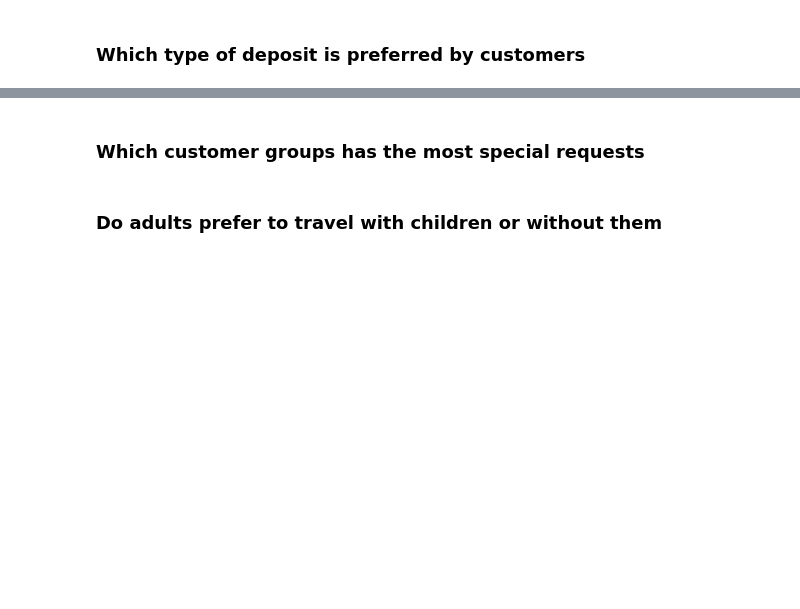
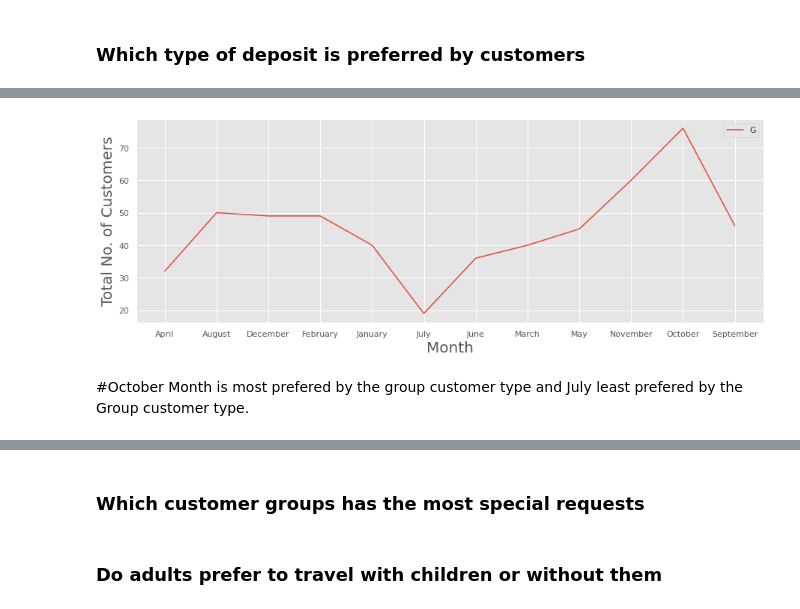
Before and after one commit to Kushan1001/Hotel-booking-data-analysis, a Jupyter notebook: Hotel_Booking_Analysis(Compiled).ipynb, the cells around one changed output, grey strips where cells are left out. Drawn from its saved outputs; the diff is of its cells as text; code cells hidden in the pictures; blank space fills up the shorter version.

```diff
--- a/Hotel_Booking_Analysis(Compiled).ipynb
+++ b/Hotel_Booking_Analysis(Compiled).ipynb
@@ -477,0 +514,16 @@ plt.show()
+# %%
+new_df = hotel_df[['arrival_date_month','customer_type']]
+customer_type_df = new_df.groupby('arrival_date_month')['customer_type'].value_counts().unstack()
+group_df =  customer_type_df['Group'].reset_index()
+group_df= group_df.set_index('arrival_date_month')
+# %%
+plt.figure(figsize=(15,5))
+plt.plot(group_df)
+plt.xlabel('Month',size = 20)
+plt.ylabel('Total No. of Customers',size = 20)
+plt.legend('Group')
+plt.show()
+# %% [output]
+[figure, added]
+# %% [markdown]
+#October Month is most prefered by the group customer type and July least prefered by the Group customer type.
```
Also changed, not shown: parts of 38 cells of this notebook.
